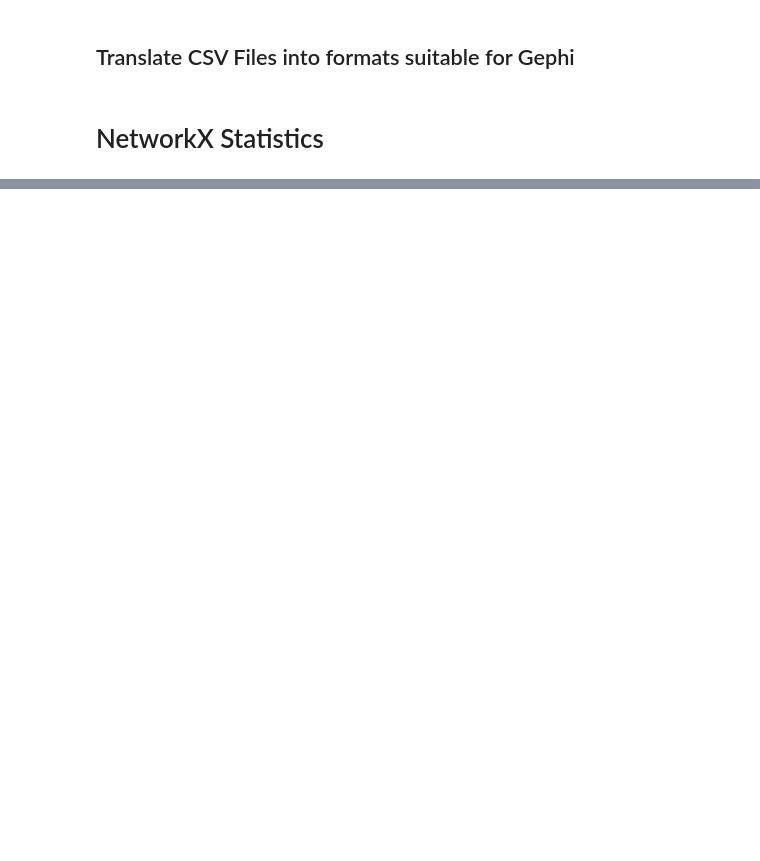
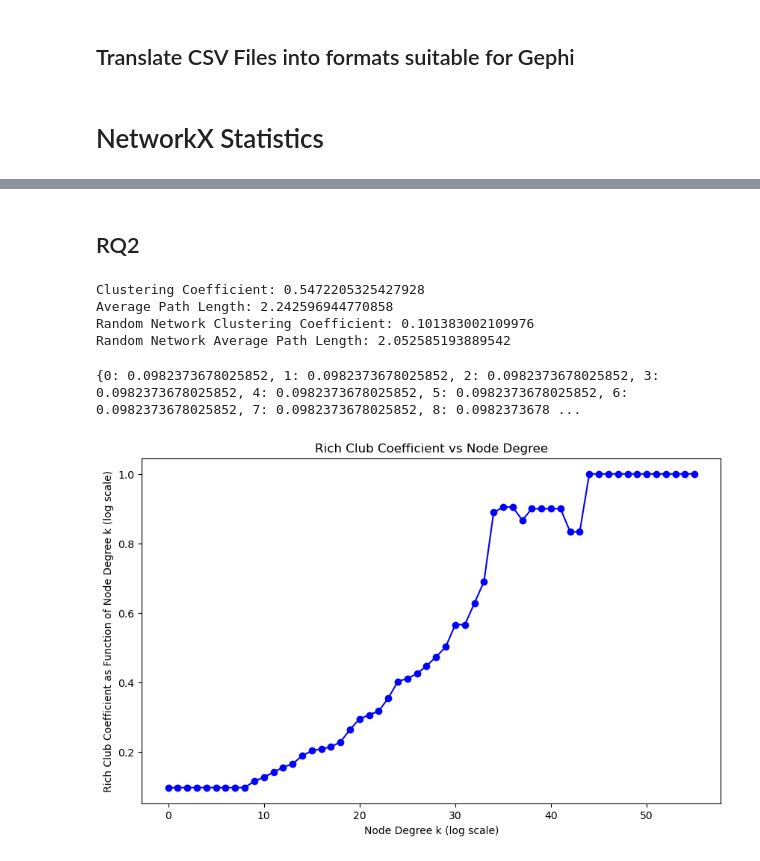
Before and after one commit to sachi-l/COMP0123_CW, a Jupyter notebook: Main_Code.ipynb, the cells around one changed output, grey strips where cells are left out. Drawn from its saved outputs; the diff is of its cells as text; code cells hidden in the pictures; blank space fills up the shorter version.

```diff
--- a/Main_Code.ipynb
+++ b/Main_Code.ipynb
@@ -319,0 +430,62 @@ import networkx as nx
+# %% [markdown]
+## RQ2
+# %%
+# TESTING FOR SMALL WORLD PHENOMENON
+
+# Create graph from edges file
+edges_df = pd.read_csv("networks/costarring_network_edges.csv", delimiter=';')
+G = nx.Graph()
+for index, row in edges_df.iterrows():
+    G.add_edge(row['source'], row['target'], relationship=row['relationship'])
+
+    G.nodes[row['source']]['source_name'] = row['source']
+    G.nodes[row['target']]['target_name'] = row['target']
+
+# statistics for co-starring
+clustering_coefficient = nx.average_clustering(G)
+print("Clustering Coefficient:", clustering_coefficient)
+avg_path_length = nx.average_shortest_path_length(G)
+print("Average Path Length:", avg_path_length)
+
+# statistics for random network
+num_nodes = len(G.nodes())
+num_edges = len(G.edges())
+p = (2 * num_edges) / (num_nodes * (num_nodes - 1))
+random_graph = nx.erdos_renyi_graph(num_nodes, p)
+
+random_clustering = nx.average_clustering(random_graph)
+random_avg_path_length = nx.average_shortest_path_length(random_graph)
+
+print("Random Network Clustering Coefficient:", random_clustering)
+print("Random Network Average Path Length:", random_avg_path_length)
+# %% [output]
+Clustering Coefficient: 0.5472205325427928
+Average Path Length: 2.242596944770858
+Random Network Clustering Coefficient: 0.101383002109976
+Random Network Average Path Length: 2.052585193889542
+# %%
+# PLOTTING RICH CLUB COEFFICIENT AS A FUNCTION OF NODE DEGREE K
+
+edges_df = pd.read_csv("networks/costarring_network_edges.csv", delimiter=';')
+G = nx.Graph()
+for index, row in edges_df.iterrows():
+    G.add_edge(row['source'], row['target'], relationship=row['relationship'])
+
+    G.nodes[row['source']]['source_name'] = row['source']
+    G.nodes[row['target']]['target_name'] = row['target']
+
+rich_club = nx.rich_club_coefficient(G=G, normalized=False, seed=42)
+
+degrees = list(rich_club.keys())
+coefficients = list(rich_club.values())
+
+# Plot the rich club coefficient on a log-log scale
+plt.figure(figsize=(10, 6))
+plt.plot(degrees, coefficients, marker='o', linestyle='-', color='b')
+plt.xlabel('Node Degree k (log scale)')
+plt.ylabel('Rich Club Coefficient as Function of Node Degree k (log scale)')
+plt.title('Rich Club Coefficient vs Node Degree')
+plt.show()
+# %% [output]
+{0: 0.0982373678025852, 1: 0.0982373678025852, 2: 0.0982373678025852, 3: 0.0982373678025852, 4: 0.0982373678025852, 5: 0.0982373678025852, 6: 0.0982373678025852, 7: 0.0982373678025852, 8: 0.0982373678 ...
+[figure, added]
```
Also changed, not shown: parts of 22 cells of this notebook, 2 other files.
